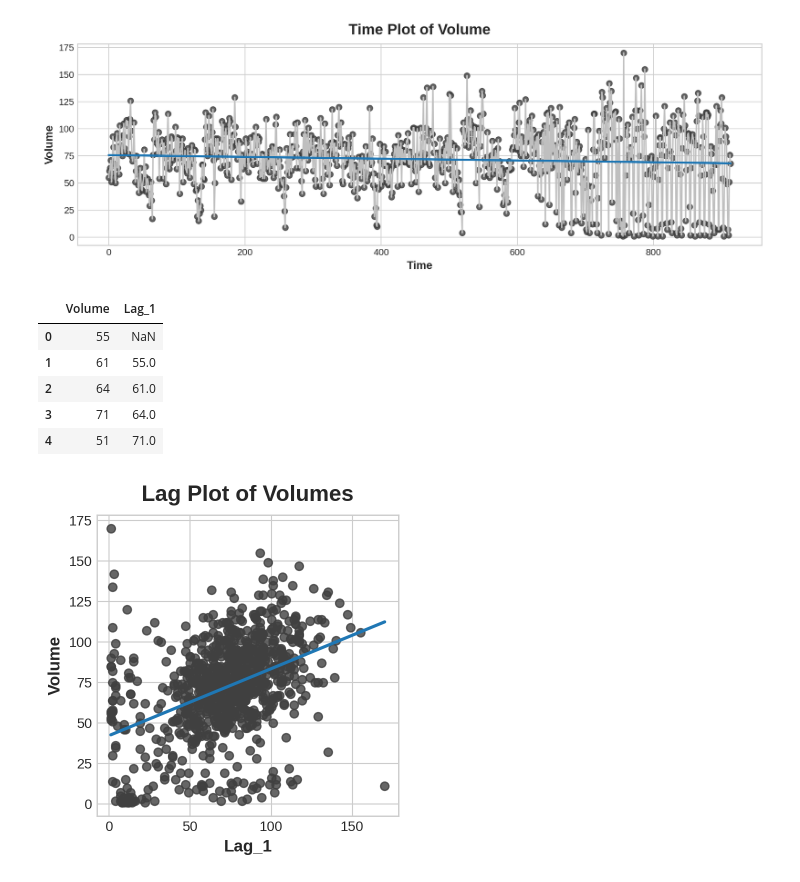
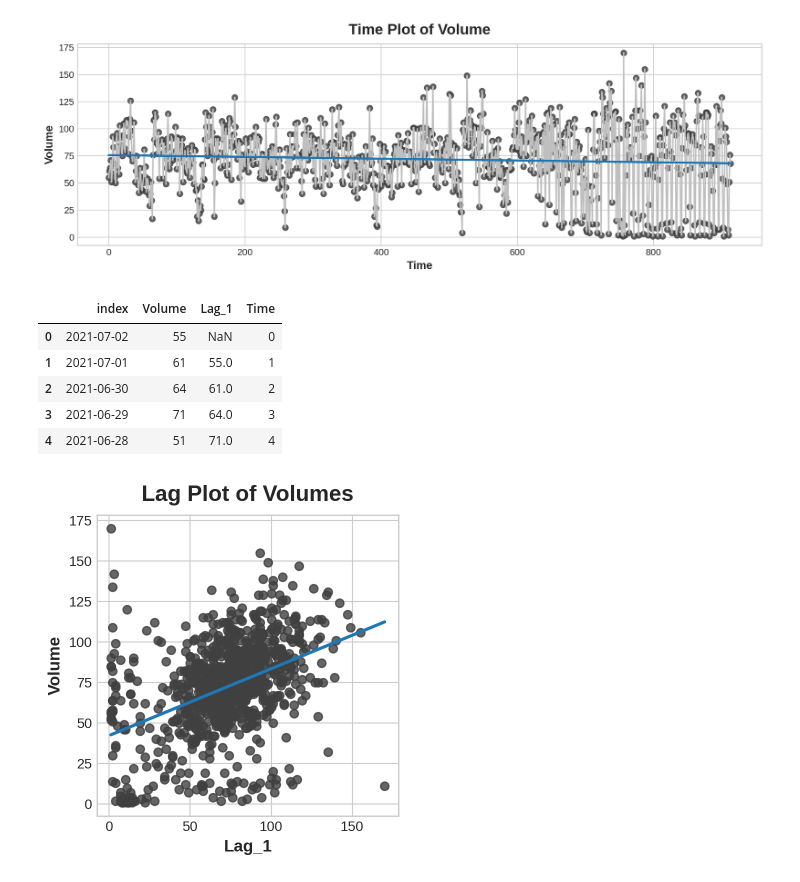
Before and after one commit to PrashantS87/Time_Series_Forecasting, a Jupyter notebook: TSF.ipynb, the cells around one changed output. Drawn from its saved outputs; the diff is of its cells as text; code cells hidden in the pictures.

```diff
--- a/TSF.ipynb
+++ b/TSF.ipynb
@@ -120,16 +127,16 @@ ax.set_title('Time Plot of Volume');
 # into the variability and possible seasonality in the data.
 # %%
 df_1['Lag_1'] = df_1['Volume'].shift(1)
-df_1 = df_1.reindex(columns=['Volume', 'Lag_1'])
+df_1 = df_1.reindex(columns=['index','Volume', 'Lag_1', 'Time'])
 
 df_1.head()
 # %% [output]
-|  | Volume | Lag_1 |
-| 0 | 55 | NaN |
-| 1 | 61 | 55.0 |
-| 2 | 64 | 61.0 |
-| 3 | 71 | 64.0 |
-| 4 | 51 | 71.0 |
+|  | index | Volume | Lag_1 | Time |
+| 0 | 2021-07-02 | 55 | NaN | 0 |
+| 1 | 2021-07-01 | 61 | 55.0 | 1 |
+| 2 | 2021-06-30 | 64 | 61.0 | 2 |
+| 3 | 2021-06-29 | 71 | 64.0 | 3 |
+| 4 | 2021-06-28 | 51 | 71.0 | 4 |
 # %%
 fig, ax = plt.subplots()
 ax = sns.regplot(x='Lag_1', y='Volume', data=df_1, ci=None, scatter_kws=dict(color='0.25'))
```
Also changed, not shown: parts of 17 cells of this notebook.
